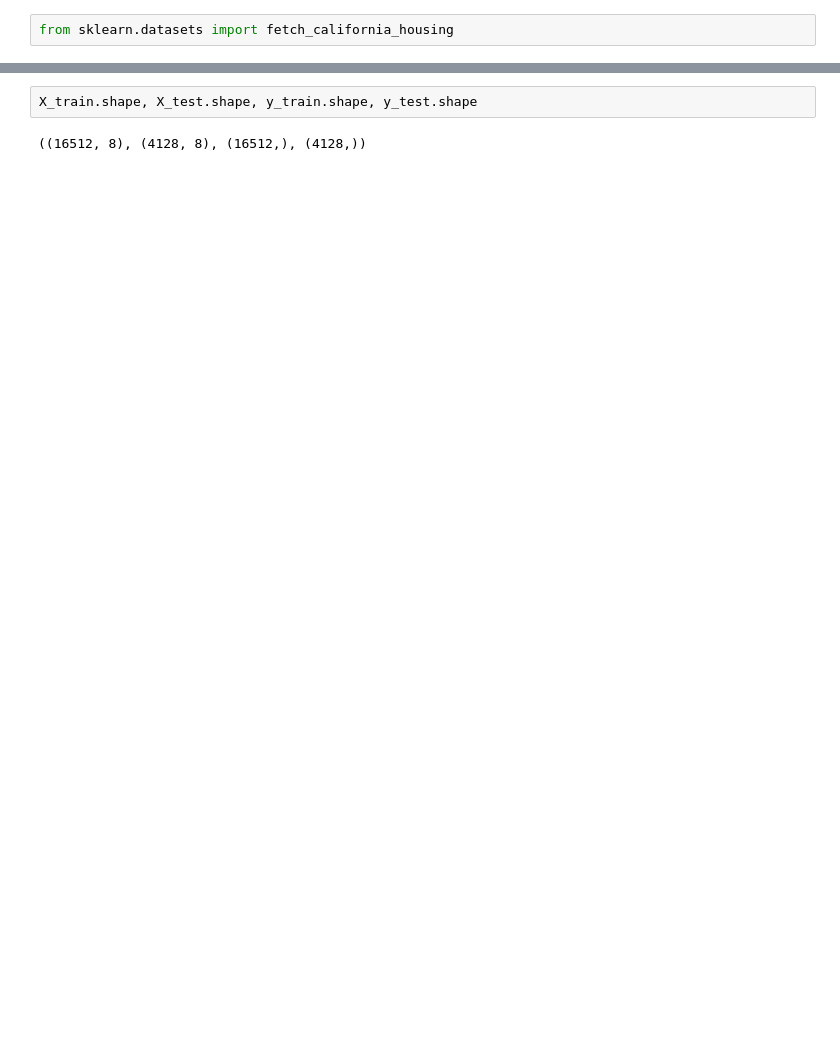
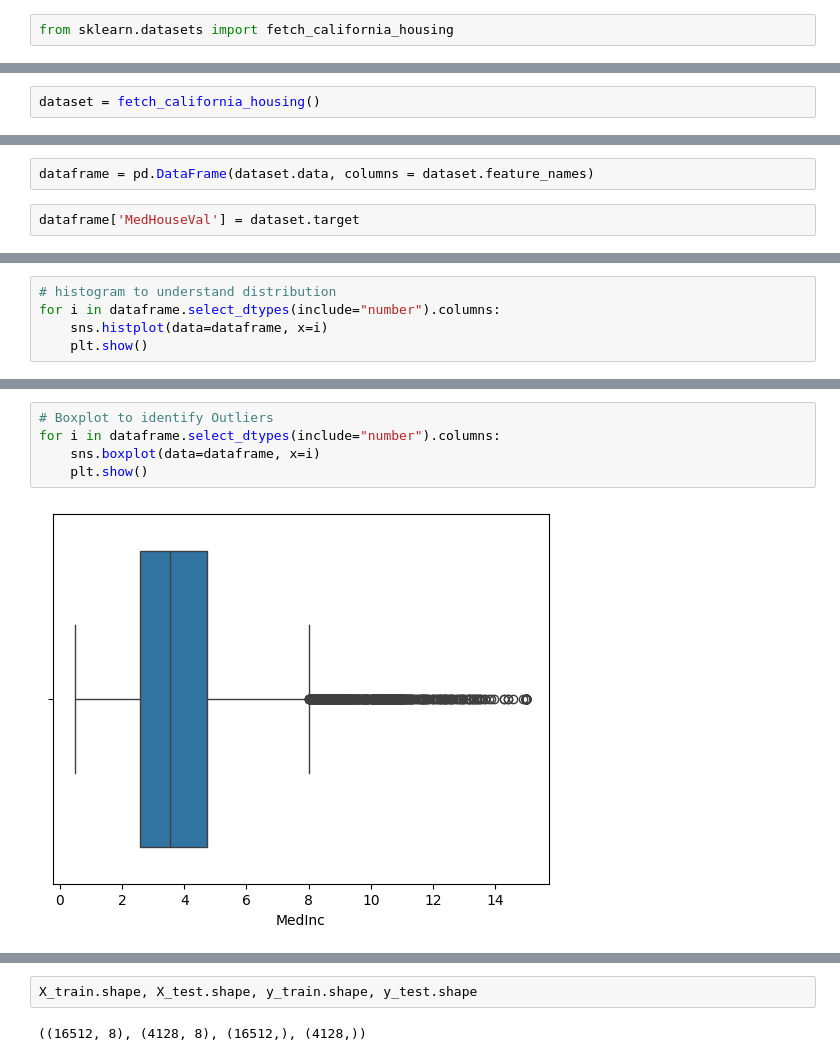
Before and after one commit to vinitkhapekar09-droid/California_house_price_prediction, a Jupyter notebook: California_house_price_prediction.ipynb, the cells around one changed output, grey strips where cells are left out. Saved outputs shown, nothing was run; the diff lists cells and outputs as text; blank space fills up the shorter version.

```diff
--- a/California_house_price_prediction.ipynb
+++ b/California_house_price_prediction.ipynb
@@ -160,0 +14,2 @@ X_train, X_test, y_train, y_test = train_test_split(X,y,test_size = 0.2, random_
+# %%
+dataset = fetch_california_housing()
@@ -160,0 +48,4 @@ X_train, X_test, y_train, y_test = train_test_split(X,y,test_size = 0.2, random_
+# %%
+dataframe = pd.DataFrame(dataset.data, columns = dataset.feature_names)
+# %%
+dataframe['MedHouseVal'] = dataset.target
@@ -160,0 +124,5 @@ X_train, X_test, y_train, y_test = train_test_split(X,y,test_size = 0.2, random_
+# %%
+# histogram to understand distribution
+for i in dataframe.select_dtypes(include="number").columns:
+    sns.histplot(data=dataframe, x=i)
+    plt.show()
@@ -160,0 +139,7 @@ X_train, X_test, y_train, y_test = train_test_split(X,y,test_size = 0.2, random_
+# %%
+# Boxplot to identify Outliers
+for i in dataframe.select_dtypes(include="number").columns:
+    sns.boxplot(data=dataframe, x=i)
+    plt.show()
+# %% [output]
+[figure, added]
```
Also changed, not shown: parts of 95 cells of this notebook, 1 other file.
